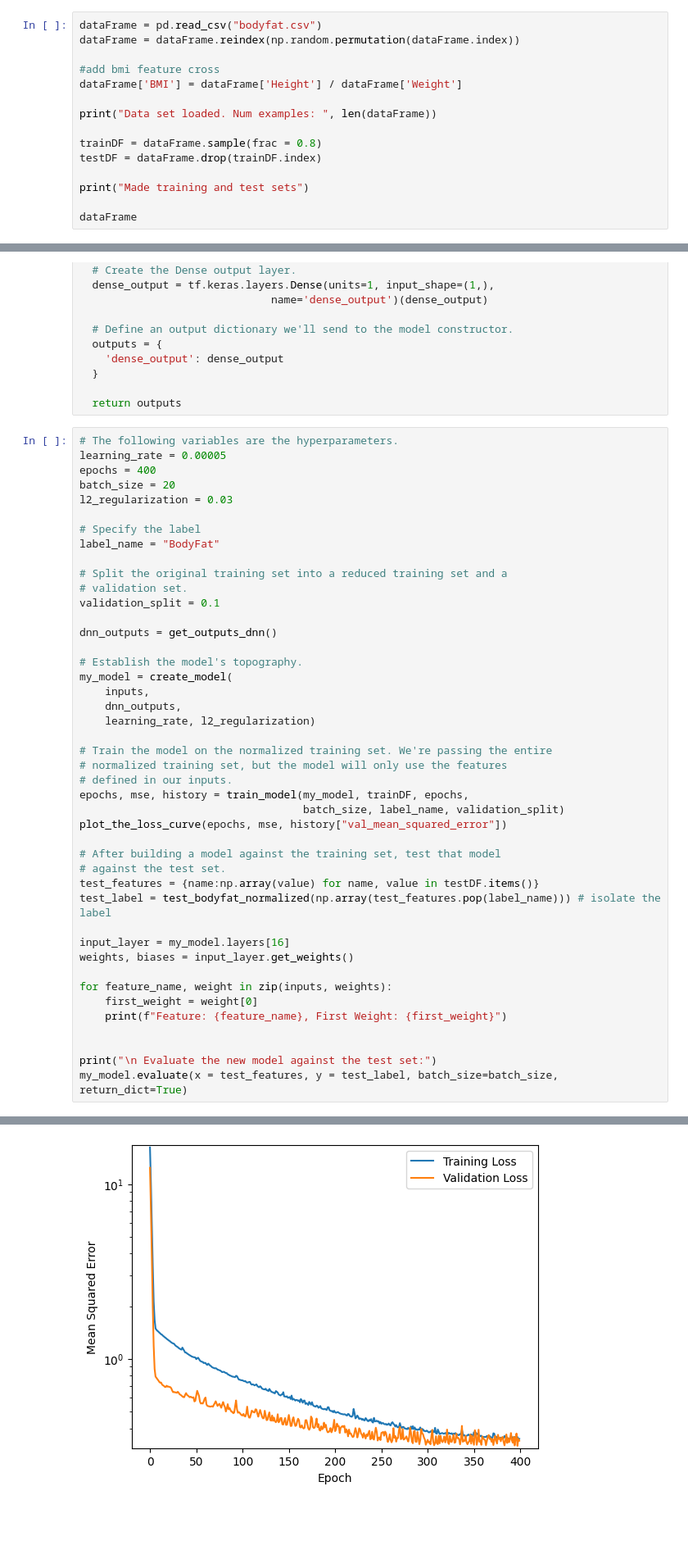
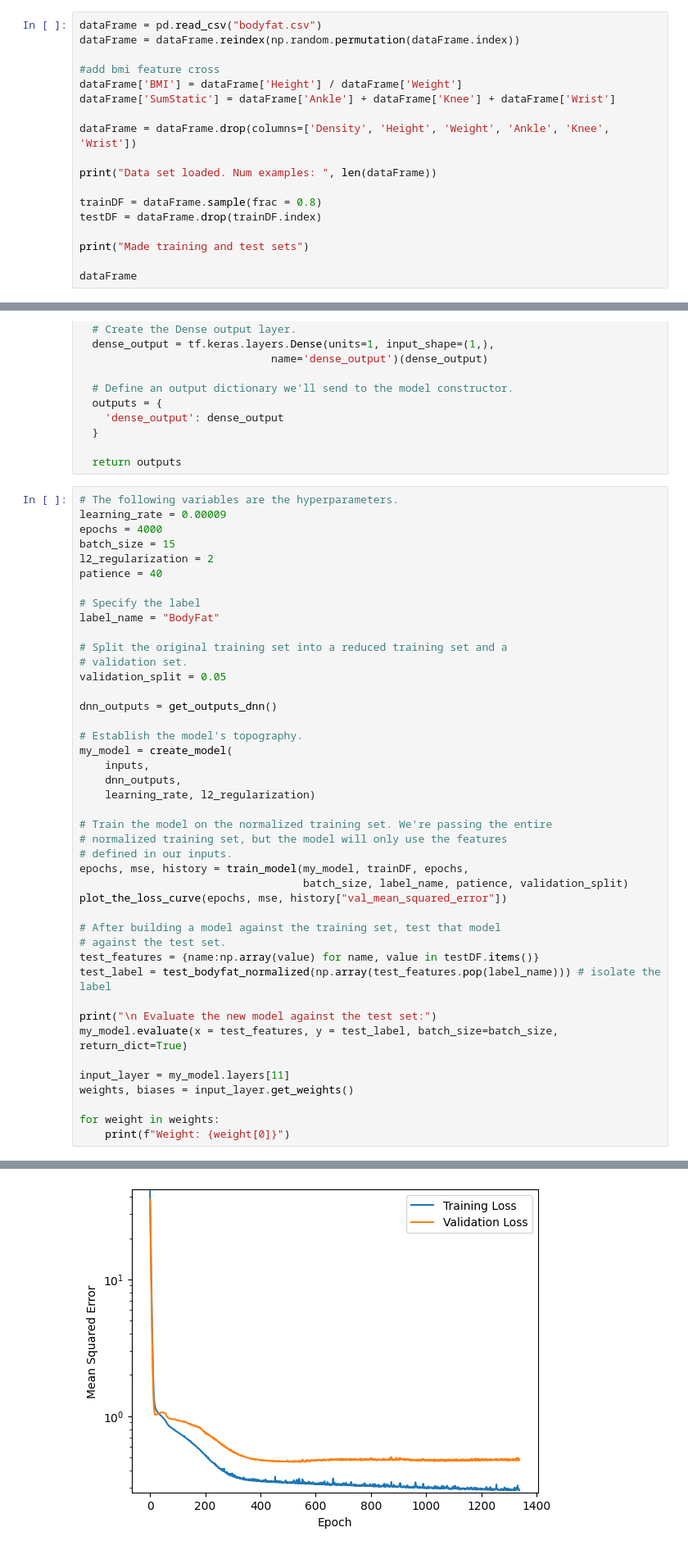
Before and after one commit to Stegi56/Body-Fat-Estimator, a Jupyter notebook: model.ipynb, the cells around one changed output, grey strips where cells are left out. Shown at 82% size. Cells and saved outputs as stored; diff of their text form; blank space fills up the shorter version.

Commit message:
feature cross of ankle, knee wrist and removed uncessary

```diff
--- a/model.ipynb
+++ b/model.ipynb
@@ -16,6 +16,9 @@ dataFrame = dataFrame.reindex(np.random.permutation(dataFrame.index))
 
 #add bmi feature cross
 dataFrame['BMI'] = dataFrame['Height'] / dataFrame['Weight']
+dataFrame['SumStatic'] = dataFrame['Ankle'] + dataFrame['Knee'] + dataFrame['Wrist']
+
+dataFrame = dataFrame.drop(columns=['Density', 'Height', 'Weight', 'Ankle', 'Knee', 'Wrist'])
 
 print("Data set loaded. Num examples: ", len(dataFrame))
 
@@ -318,17 +290,18 @@ def get_outputs_dnn():
   return outputs
 # %%
 # The following variables are the hyperparameters.
-learning_rate = 0.00005
-epochs = 400
-batch_size = 20
-l2_regularization = 0.03
+learning_rate = 0.00009
+epochs = 4000
+batch_size = 15
+l2_regularization = 2
+patience = 40
 
 # Specify the label
 label_name = "BodyFat"
 
 # Split the original training set into a reduced training set and a
 # validation set.
-validation_split = 0.1
+validation_split = 0.05
 
 dnn_outputs = get_outputs_dnn()
 
@@ -342,7 +315,7 @@ my_model = create_model(
 # normalized training set, but the model will only use the features
 # defined in our inputs.
 epochs, mse, history = train_model(my_model, trainDF, epochs,
-                                   batch_size, label_name, validation_split)
+                                   batch_size, label_name, patience, validation_split)
 plot_the_loss_curve(epochs, mse, history["val_mean_squared_error"])
 
 # After building a model against the training set, test that model
@@ -350,14 +323,12 @@ plot_the_loss_curve(epochs, mse, history["val_mean_squared_error"])
 test_features = {name:np.array(value) for name, value in testDF.items()}
 test_label = test_bodyfat_normalized(np.array(test_features.pop(label_name))) # isolate the label
 
-input_layer = my_model.layers[16]
+print("\n Evaluate the new model against the test set:")
+my_model.evaluate(x = test_features, y = test_label, batch_size=batch_size, return_dict=True)
+
+input_layer = my_model.layers[11]
 weights, biases = input_layer.get_weights()
 
-for feature_name, weight in zip(inputs, weights):
-    first_weight = weight[0]
-    print(f"Feature: {feature_name}, First Weight: {first_weight}")
-
-
-print("\n Evaluate the new model against the test set:")
-my_model.evaluate(x = test_features, y = test_label, batch_size=batch_size, return_dict=True)
+for weight in weights:
+    print(f"Weight: {weight[0]}")
 # %% [output]
@@ -381 +352 @@ Epoch 400/400
-[figure, old version]
+[figure, new version]
```
Also changed, not shown: parts of 5 cells of this notebook, 1 other file.
